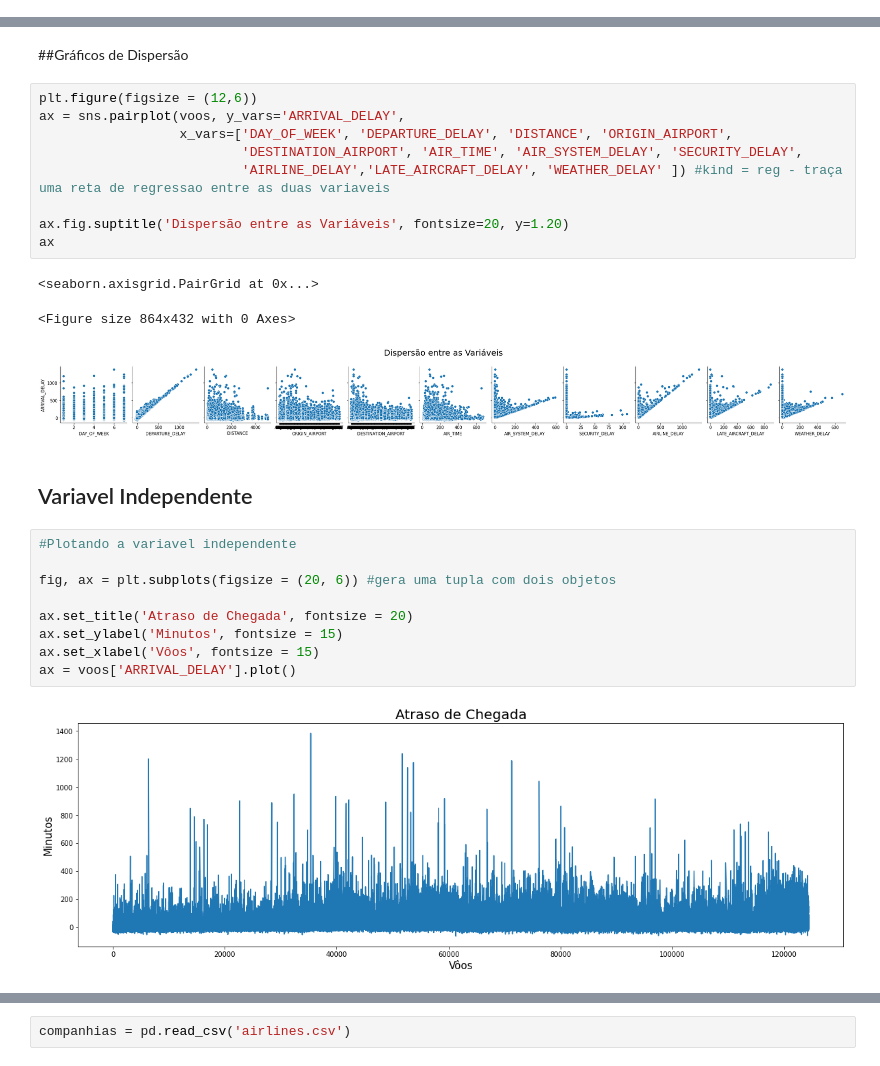
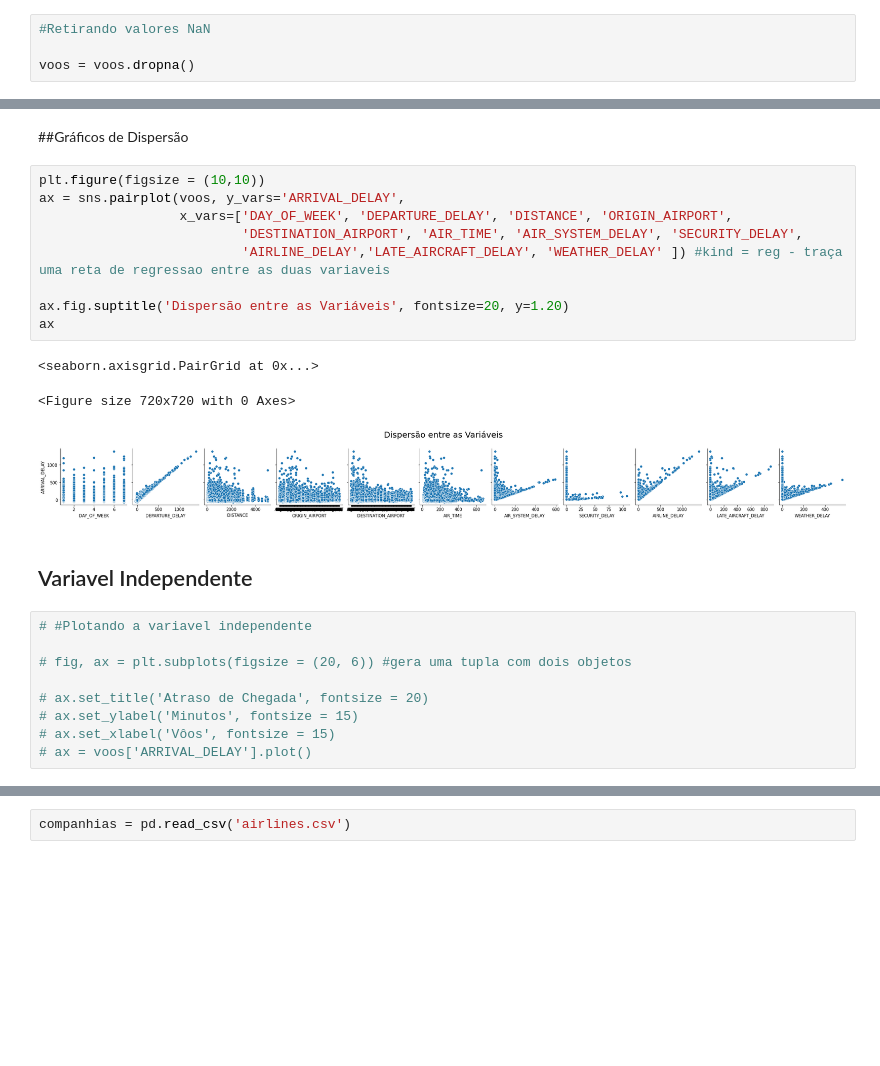
Before and after one commit to gabrielamedeirosds/Analise_de_voos, a Jupyter notebook: Analise_de_voos.ipynb, the cells around one changed output, grey strips where cells are left out. Drawn from its saved outputs; the diff is of its cells as text; blank space fills up the shorter version.

```diff
--- a/Analise_de_voos.ipynb
+++ b/Analise_de_voos.ipynb
@@ -50,4 +50,8 @@ voos.head(10)
 10 rows × 31 columns
+# %%
+#Retirando valores NaN
+
+voos = voos.dropna()
 # %%
 voos.columns
 # %% [output]
@@ -278,31 +313,29 @@ Index(['YEAR', 'MONTH', 'DAY', 'DAY_OF_WEEK', 'AIRLINE', 'FLIGHT_NUMBER',
 # %% [markdown]
 ##Gráficos de Dispersão
 # %%
-plt.figure(figsize = (12,6))
+plt.figure(figsize = (10,10))
 ax = sns.pairplot(voos, y_vars='ARRIVAL_DELAY',
                   x_vars=['DAY_OF_WEEK', 'DEPARTURE_DELAY', 'DISTANCE', 'ORIGIN_AIRPORT',
                           'DESTINATION_AIRPORT', 'AIR_TIME', 'AIR_SYSTEM_DELAY', 'SECURITY_DELAY',
                           'AIRLINE_DELAY','LATE_AIRCRAFT_DELAY', 'WEATHER_DELAY' ]) #kind = reg - traça uma reta de regressao entre as duas variaveis
 
 ax.fig.suptitle('Dispersão entre as Variáveis', fontsize=20, y=1.20)
 ax
 # %% [output]
 <seaborn.axisgrid.PairGrid at 0x...>
-<Figure size 864x432 with 0 Axes>
+<Figure size 720x720 with 0 Axes>
-[figure, old version]
+[figure, new version]
 # %% [markdown]
 ## Variavel Independente
 # %%
-#Plotando a variavel independente
+# #Plotando a variavel independente
 
-fig, ax = plt.subplots(figsize = (20, 6)) #gera uma tupla com dois objetos
+# fig, ax = plt.subplots(figsize = (20, 6)) #gera uma tupla com dois objetos
 
-ax.set_title('Atraso de Chegada', fontsize = 20)
-ax.set_ylabel('Minutos', fontsize = 15)
-ax.set_xlabel('Vôos', fontsize = 15)
-ax = voos['ARRIVAL_DELAY'].plot()
+# ax.set_title('Atraso de Chegada', fontsize = 20)
+# ax.set_ylabel('Minutos', fontsize = 15)
+# ax.set_xlabel('Vôos', fontsize = 15)
+# ax = voos['ARRIVAL_DELAY'].plot()
-# %% [output]
-[figure, removed]
 # %%
 sns.jointplot(data = voos, x="AIRLINE_DELAY", y="ARRIVAL_DELAY")
 # %% [output]
```
Also changed, not shown: parts of 29 cells of this notebook.
